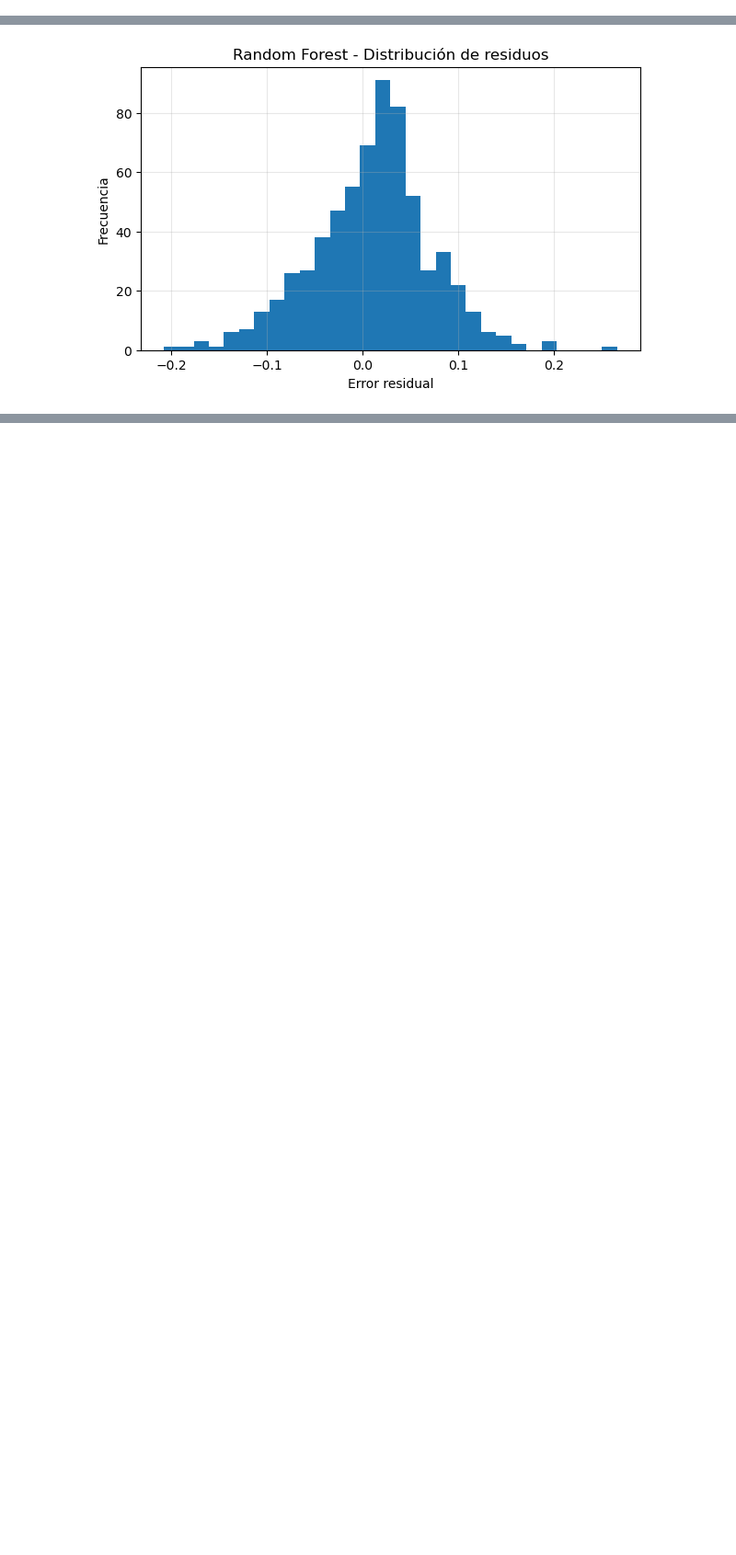
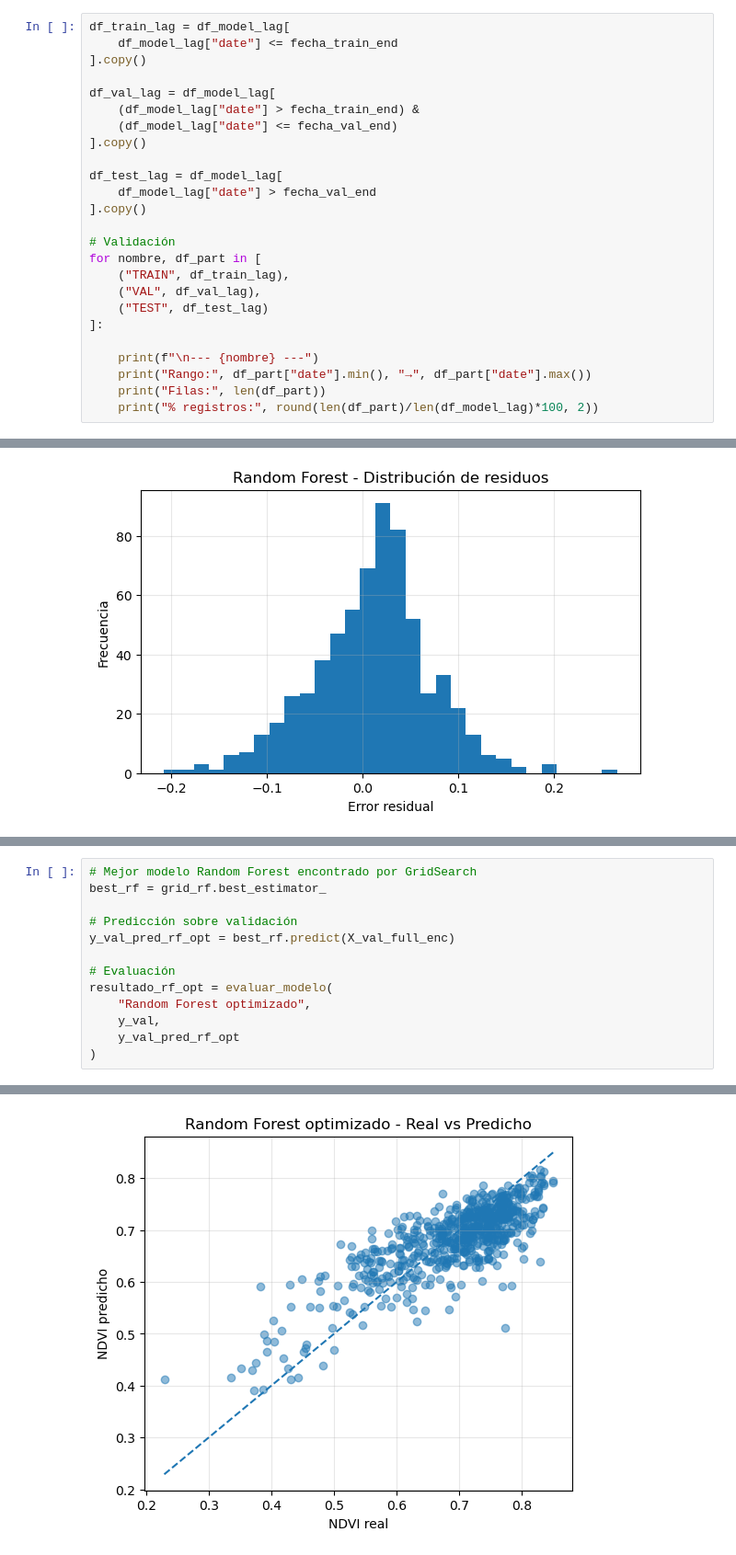
Before and after one commit to danieloliv44/proyecto_aplicado_en_analitica_de_datos, a Jupyter notebook: notebooks/Modelado/3. Modelo.ipynb, the cells around one changed output, grey strips where cells are left out. Shown at 92% size. Drawn from its saved outputs; the diff is of its cells as text; blank space fills up the shorter version.

Commit message:
modelos prueba

```diff
--- a/notebooks/Modelado/3. Modelo.ipynb
+++ b/notebooks/Modelado/3. Modelo.ipynb
@@ -456,0 +496,25 @@ La variable municipio se codificó para permitir que el modelo capture diferenci
+# %%
+df_train_lag = df_model_lag[
+    df_model_lag["date"] <= fecha_train_end
+].copy()
+
+df_val_lag = df_model_lag[
+    (df_model_lag["date"] > fecha_train_end) &
+    (df_model_lag["date"] <= fecha_val_end)
+].copy()
+
+df_test_lag = df_model_lag[
+    df_model_lag["date"] > fecha_val_end
+].copy()
+
+# Validación
+for nombre, df_part in [
+    ("TRAIN", df_train_lag),
+    ("VAL", df_val_lag),
+    ("TEST", df_test_lag)
+]:
+
+    print(f"\n--- {nombre} ---")
+    print("Rango:", df_part["date"].min(), "→", df_part["date"].max())
+    print("Filas:", len(df_part))
+    print("% registros:", round(len(df_part)/len(df_model_lag)*100, 2))
@@ -610,0 +773,14 @@ Fitting 5 folds for each of 432 candidates, totalling 2160 fits
+# %%
+# Mejor modelo Random Forest encontrado por GridSearch
+best_rf = grid_rf.best_estimator_
+
+# Predicción sobre validación
+y_val_pred_rf_opt = best_rf.predict(X_val_full_enc)
+
+# Evaluación
+resultado_rf_opt = evaluar_modelo(
+    "Random Forest optimizado",
+    y_val,
+    y_val_pred_rf_opt
+)
+# %% [output]
@@ -610,0 +791 @@ Fitting 5 folds for each of 432 candidates, totalling 2160 fits
+[figure, added]
```
Also changed, not shown: parts of 19 cells of this notebook, 2 other files.
